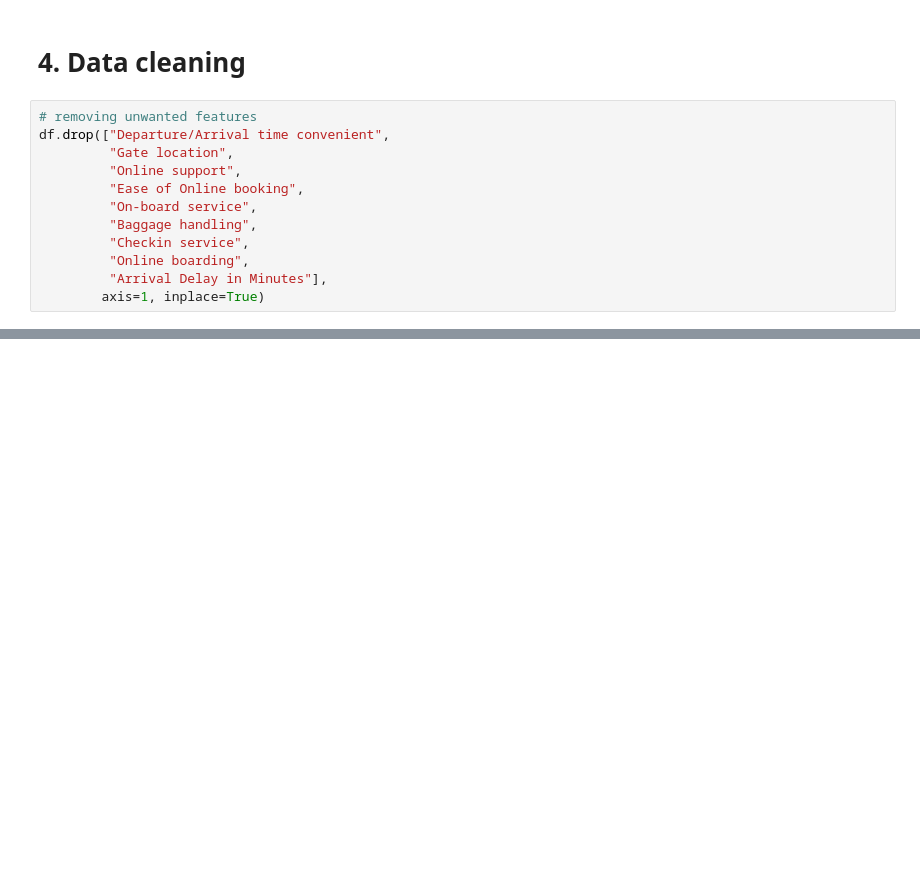
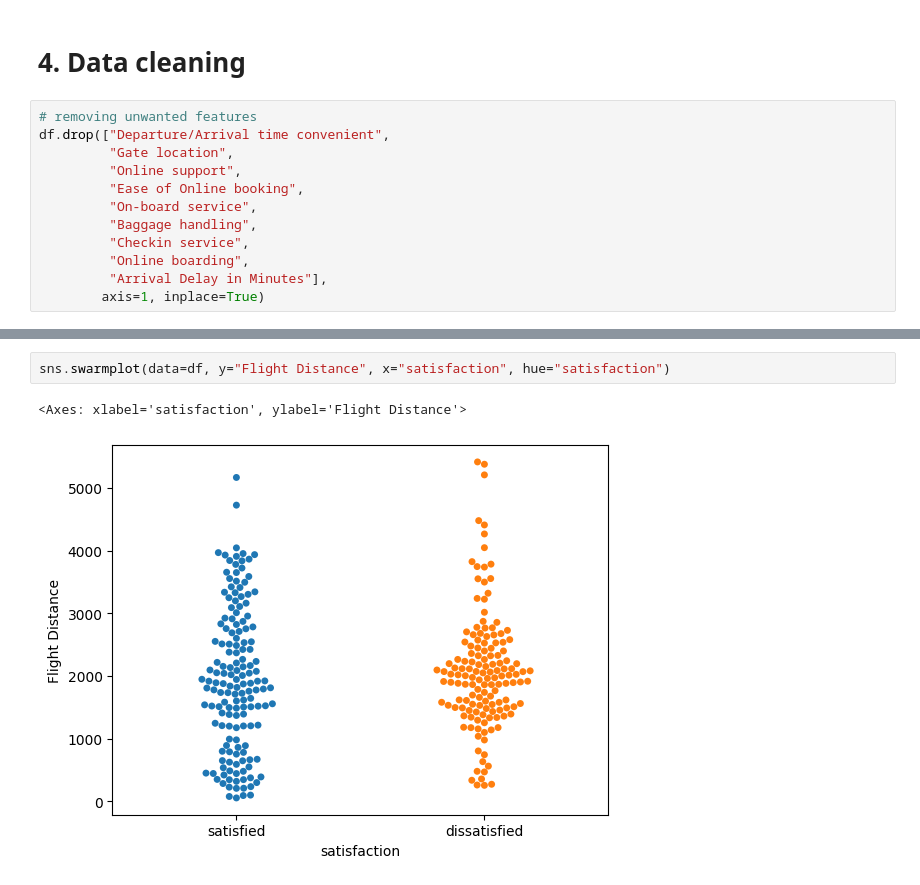
Before and after one commit to HusainE29/Airlines-Dataset, a Jupyter notebook: Airlines Quality Analysis Report.ipynb, the cells around one changed output, grey strips where cells are left out. Cells and saved outputs as stored; diff of their text form; blank space fills up the shorter version.

```diff
--- a/Airlines Quality Analysis Report.ipynb
+++ b/Airlines Quality Analysis Report.ipynb
@@ -90,0 +132,5 @@ df.drop(["Departure/Arrival time convenient",
+# %%
+sns.swarmplot(data=df, y="Flight Distance", x="satisfaction", hue="satisfaction")
+# %% [output]
+<Axes: xlabel='satisfaction', ylabel='Flight Distance'>
+[figure, added]
```
Also changed, not shown: parts of 9 cells of this notebook.
